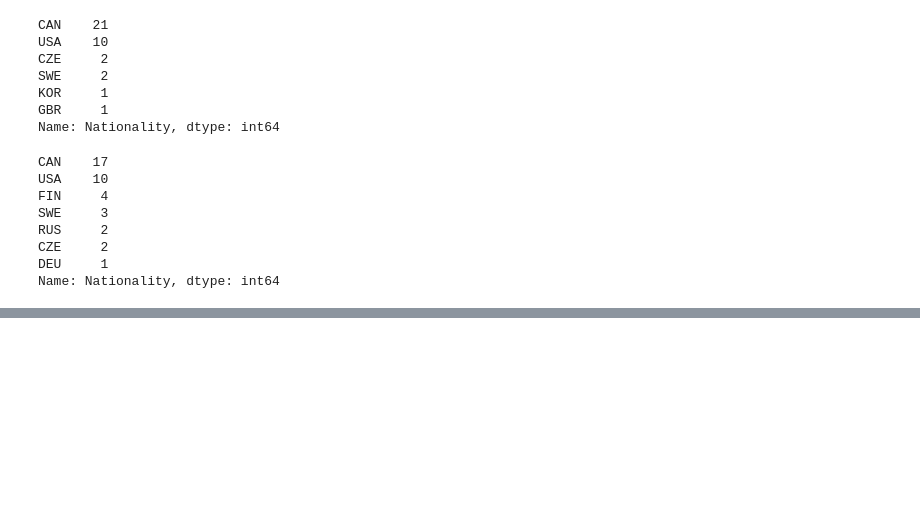
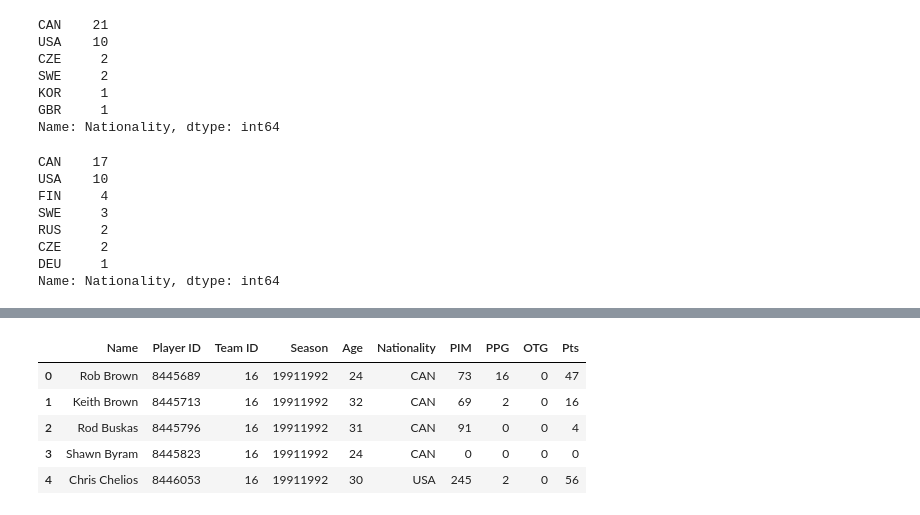
Before and after one commit to rbrennan55/project-sports-analytics-NHL, a Jupyter notebook: project-sports-analytics-NHL.ipynb, the cells around one changed output, grey strips where cells are left out. Cells and saved outputs as stored; diff of their text form; code cells hidden in the pictures; blank space fills up the shorter version.

```diff
--- a/project-sports-analytics-NHL.ipynb
+++ b/project-sports-analytics-NHL.ipynb
@@ -404,0 +752,20 @@ Name: Nationality, dtype: int64
+# %%
+# Building Points for Losing DF
+
+Lpoints=[]
+
+for index, row in losing_df.iterrows():
+    player_id = row["Player ID"]
+    year = row["Season"]
+    url = base_url.format(player_id,year)
+    response = requests.get(url)
+    data = response.json()
+    try:
+        points_data = data["stats"][0]["splits"][0]['stat']['points']
+        print(points_data)
+        Lpoints.append(points_data)
+
+    except:
+        print("not found")
+        Lpoints.append(0)
+        pass
@@ -404,0 +803,13 @@ Name: Nationality, dtype: int64
+# %%
+losing_df['PIM'] = Lpim
+losing_df['PPG'] = Lpower_play_goal
+losing_df['OTG'] = Lover_time_goal
+losing_df['Pts'] = Lpoints
+losing_df.head()
+# %% [output]
+|  | Name | Player ID | Team ID | Season | Age | Nationality | PIM | PPG | OTG | Pts |
+| 0 | Rob Brown | 8445689 | 16 | 19911992 | 24 | CAN | 73 | 16 | 0 | 47 |
+| 1 | Keith Brown | 8445713 | 16 | 19911992 | 32 | CAN | 69 | 2 | 0 | 16 |
+| 2 | Rod Buskas | 8445796 | 16 | 19911992 | 31 | CAN | 91 | 0 | 0 | 4 |
+| 3 | Shawn Byram | 8445823 | 16 | 19911992 | 24 | CAN | 0 | 0 | 0 | 0 |
+| 4 | Chris Chelios | 8446053 | 16 | 19911992 | 30 | USA | 245 | 2 | 0 | 56 |
```
Also changed, not shown: parts of 11 cells of this notebook.
